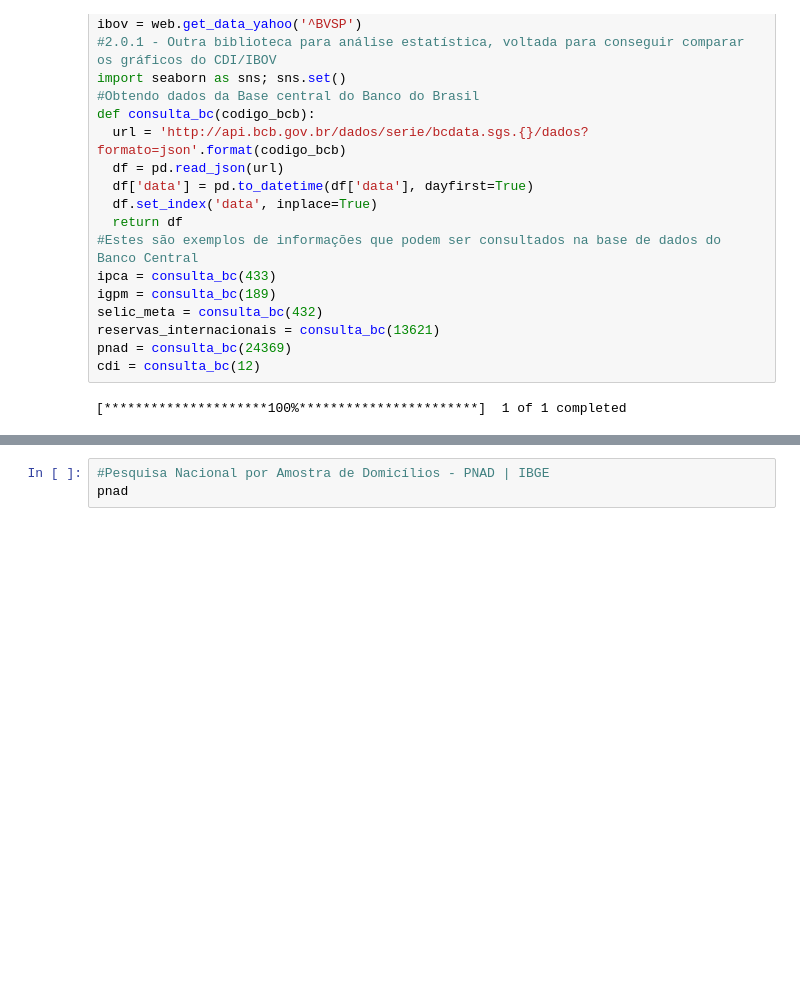
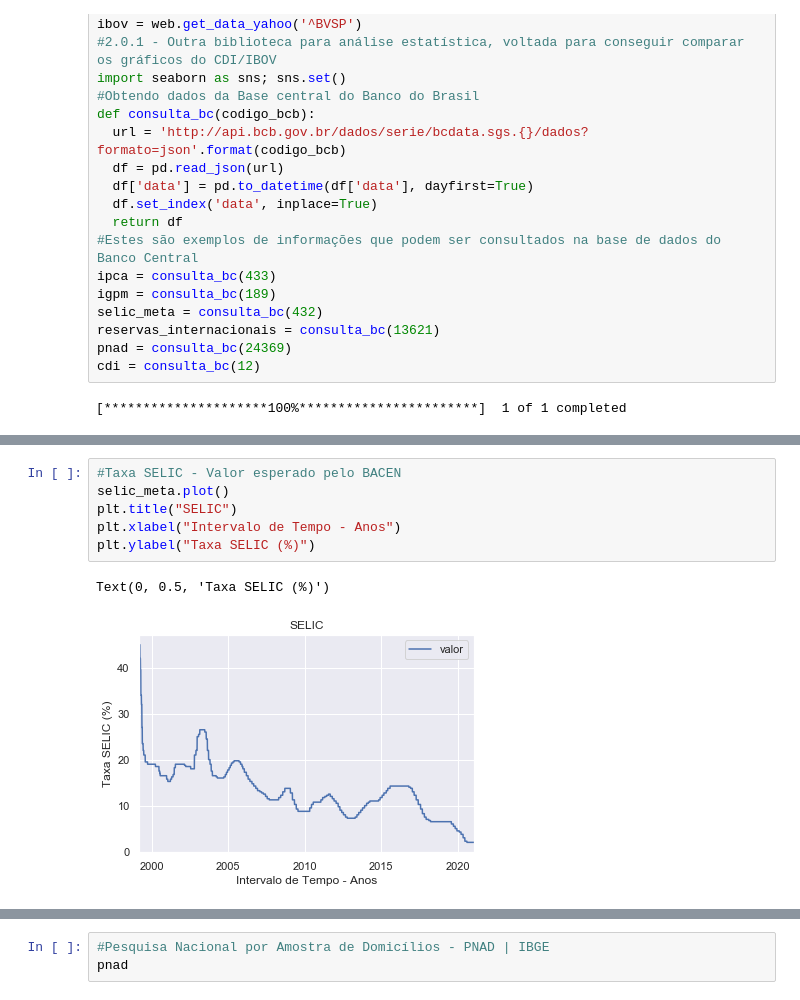
Before and after one commit to kioolz/Kioolz-World, a Jupyter notebook: IBOV.ipynb, the cells around one changed output, grey strips where cells are left out. Saved outputs shown, nothing was run; the diff lists cells and outputs as text; blank space fills up the shorter version.

```diff
--- a/IBOV.ipynb
+++ b/IBOV.ipynb
@@ -65,0 +74,9 @@ reservas_internacionais.plot()
+# %%
+#Taxa SELIC - Valor esperado pelo BACEN
+selic_meta.plot()
+plt.title("SELIC")
+plt.xlabel("Intervalo de Tempo - Anos")
+plt.ylabel("Taxa SELIC (%)")
+# %% [output]
+Text(0, 0.5, 'Taxa SELIC (%)')
+[figure, added]
```
Also changed, not shown: parts of 10 cells of this notebook.
